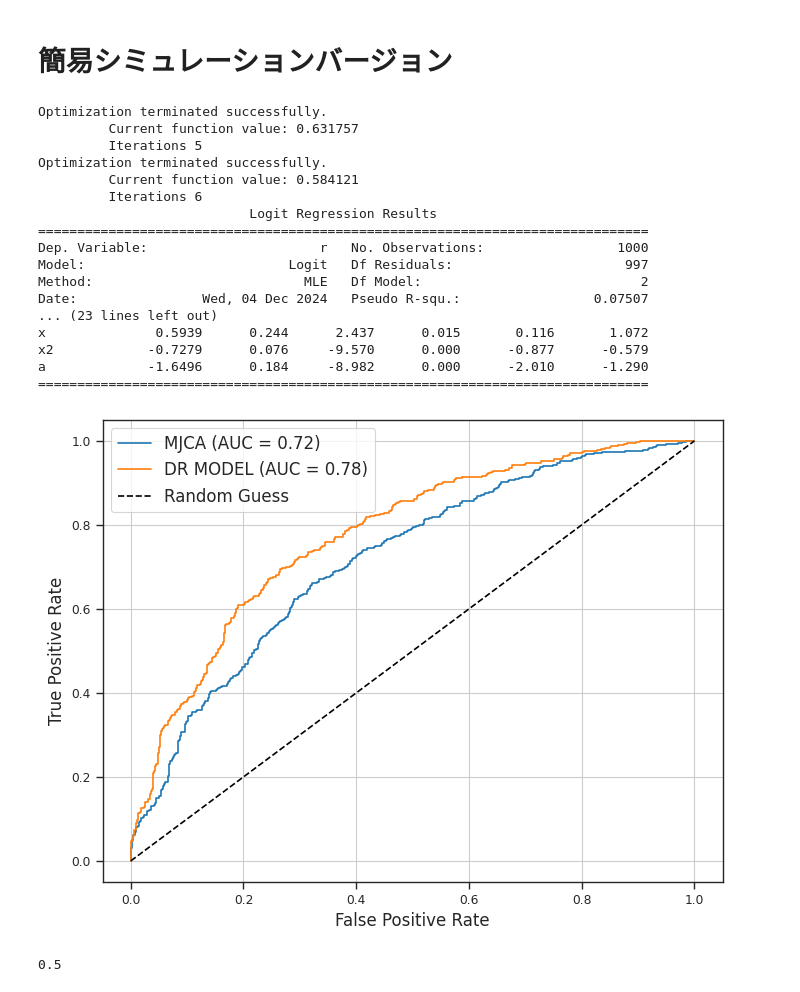
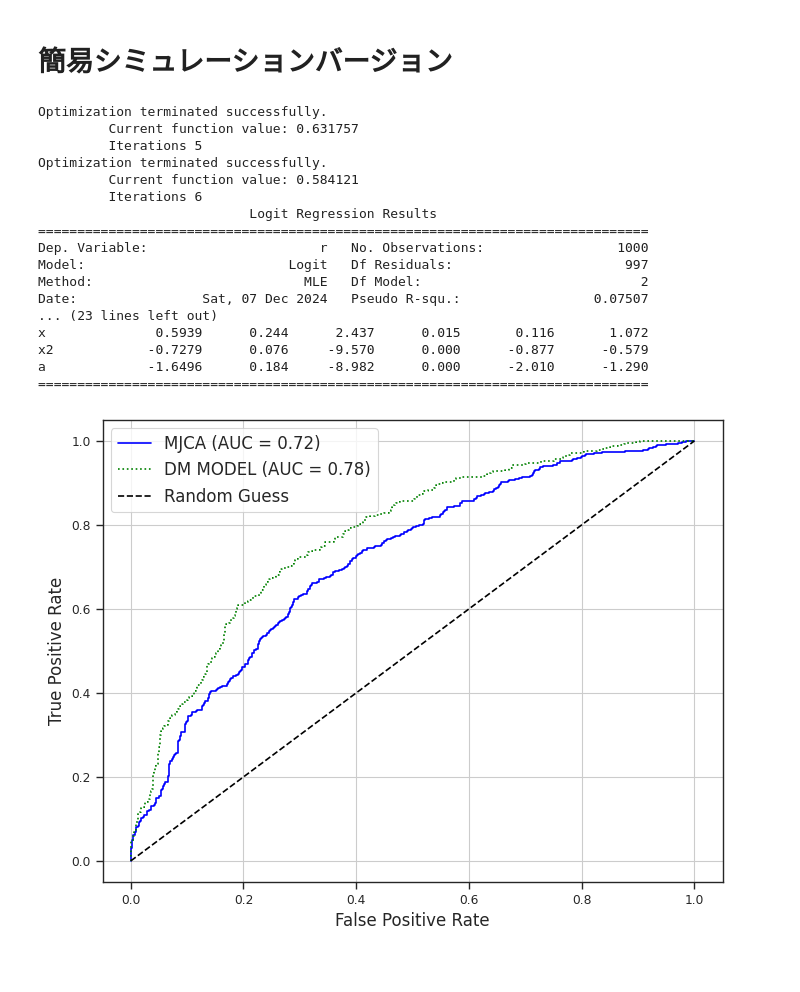
Before and after one commit to MasaAsami/commentary_mjca, a Jupyter notebook: notebooks/mjca_simdata.ipynb, the cells around one changed output. Saved outputs shown, nothing was run; the diff lists cells and outputs as text; code cells hidden in the pictures.

```diff
--- a/notebooks/mjca_simdata.ipynb
+++ b/notebooks/mjca_simdata.ipynb
@@ -322,12 +332,14 @@ def simulate_single_run(sim, N, X_dim):
 # %%
 # 並列実行
-sample_sizes = [1000, 2500, 5000, 7500, 10000]
+sample_sizes = [500, 2000 , 4000, 6000, 8000, 10000]
+sample_results = {N: {'Case0': [], 'Case1': [], 'Case2': [], 'Case3': []} for N in sample_sizes}
 X_dim = 52
+noise_std = 3
 num_simulations = 1000 # 各サンプルサイズでのシミュレーション回数
 for N in sample_sizes:
     print(f"\nSample Size N={N}")
-    parallel_results = Parallel(n_jobs=-1)(delayed(simulate_single_run)(sim, N, X_dim) for sim in tqdm(range(num_simulations), dynamic_ncols=True))
+    parallel_results = Parallel(n_jobs=-1)(delayed(simulate_single_run)(sim, N, X_dim, noise_std) for sim in tqdm(range(num_simulations), dynamic_ncols=True))
     # 結果を集計
-    for case in ['Case0', 'Case1', 'Case2', 'Case3']:
-        sample_results[N][case] = [result[case] for result in parallel_results]
+    for _case in ['Case0', 'Case1', 'Case2', 'Case3']:
+        sample_results[N][_case] = [result[_case] for result in parallel_results]
 # %% [output]
@@ -743,0 +395,13 @@ Noise Std: 10.0
+# %%
+# 並列実行
+sample_size = 6000
+noise_levels = np.linspace(0, 10, 6)
+noise_results = {noise_std: {'Case0': [], 'Case1': [], 'Case2': [], 'Case3': []} for noise_std in noise_levels }
+X_dim = 52
+num_simulations = 1000 # 各サンプルサイズでのシミュレーション回数
+for noise_std in noise_levels:
+    print(f"\nNoise STD ={noise_std}")
+    parallel_results = Parallel(n_jobs=-1)(delayed(simulate_single_run)(sim, sample_size, X_dim, noise_std) for sim in tqdm(range(num_simulations), dynamic_ncols=True))
+    # 結果を集計
+    for _case in ['Case0', 'Case1', 'Case2', 'Case3']:
+        noise_results[noise_std][_case] = [result[_case] for result in parallel_results]
@@ -906,40 +735,34 @@ auc_score = roc_auc_score(test_data['r'], test_data['r_pred'])
 fpr_q, tpr_q, thresholds_q = roc_curve(test_data['r'], test_data['r_pred_q'])
 auc_score_q = roc_auc_score(test_data['r'], test_data['r_pred_q'])
 
 # ROC曲線をプロット
 plt.figure(figsize=(8, 6))
-plt.plot(fpr, tpr, label=f'MJCA (AUC = {auc_score:.2f})')
-plt.plot(fpr_q, tpr_q, label=f'DR MODEL (AUC = {auc_score_q:.2f})')
+plt.plot(fpr, tpr, color='blue', label=f'MJCA (AUC = {auc_score:.2f})')
+plt.plot(fpr_q, tpr_q, ':',color='green',label=f'DM MODEL (AUC = {auc_score_q:.2f})')
 plt.plot([0, 1], [0, 1], 'k--', label='Random Guess')
 plt.xlabel('False Positive Rate', fontsize=12)
 plt.ylabel('True Positive Rate', fontsize=12)
 plt.title('', fontsize=14)
 plt.legend(fontsize=12)
 plt.grid()
 plt.savefig('simple_sim_plots.png', dpi=300)
 plt.show()
 # %% [output]
 Optimization terminated successfully.
          Current function value: 0.631757
          Iterations 5
 Optimization terminated successfully.
          Current function value: 0.584121
          Iterations 6
                            Logit Regression Results
 ==============================================================================
 Dep. Variable:                      r   No. Observations:                 1000
 Model:                          Logit   Df Residuals:                      997
 Method:                           MLE   Df Model:                            2
-Date:                Wed, 04 Dec 2024   Pseudo R-squ.:                 0.07507
+Date:                Sat, 07 Dec 2024   Pseudo R-squ.:                 0.07507
 ... (23 lines left out)
 x              0.5939      0.244      2.437      0.015       0.116       1.072
 x2            -0.7279      0.076     -9.570      0.000      -0.877      -0.579
 a             -1.6496      0.184     -8.982      0.000      -2.010      -1.290
 ==============================================================================
-[figure, old version]
+[figure, new version]
-# %%
- x=0
- z = 0.8 * x
- 1 / (1 + np.exp(-z))
-# %% [output]
-0.5
```
Also changed, not shown: parts of 18 cells of this notebook.
